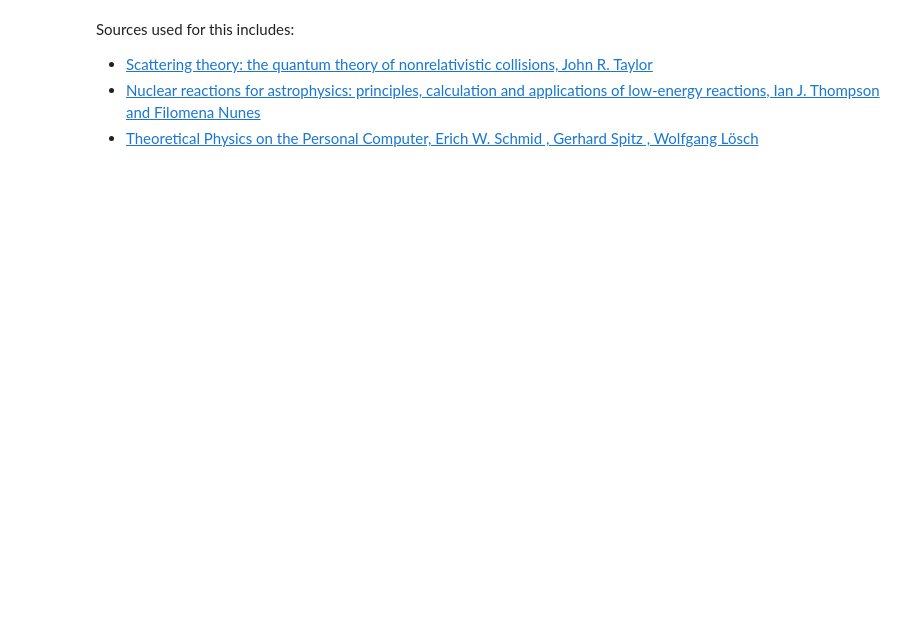
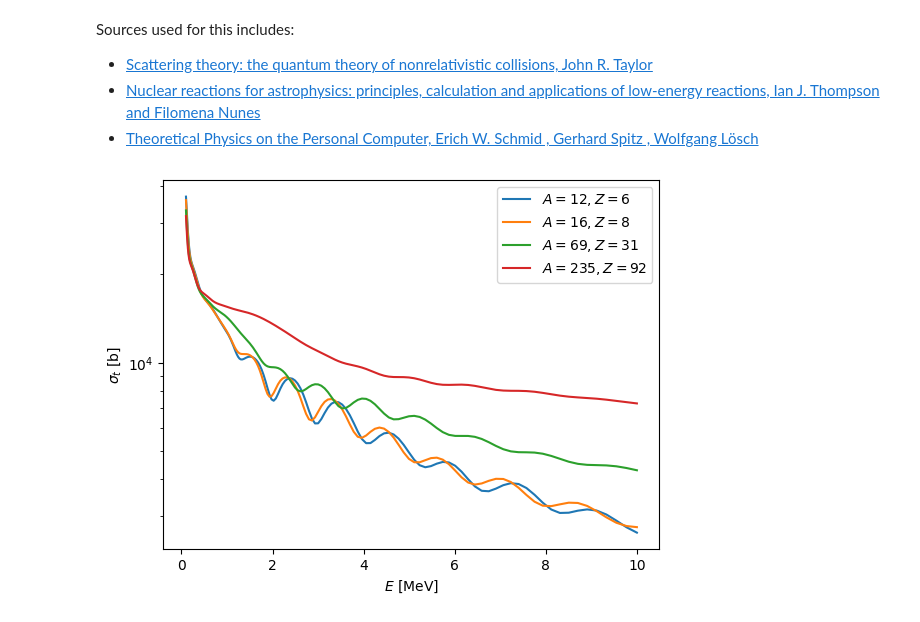
Before and after one commit to beykyle/computational-nuclear-reactions, a Jupyter notebook: 441_EC_numerical_scattering_solutions.ipynb, the cells around one changed output. Cells and saved outputs as stored; diff of their text form; code cells hidden in the pictures; blank space fills up the shorter version.

```diff
--- a/441_EC_numerical_scattering_solutions.ipynb
+++ b/441_EC_numerical_scattering_solutions.ipynb
@@ -1267,3 +1271,29 @@ Sources used for this includes:
 - [Scattering theory: the quantum theory of nonrelativistic collisions, John R. Taylor](https://www.google.com/books/edition/Scattering_Theory/jZEyAwAAQBAJ?hl=en&gbpv=1&dq=%5BBOOK%5D+Scattering+theory:+the+quantum+theory+of+nonrelativistic+collisions+taylor&pg=PP1&printsec=frontcover)
 - [Nuclear reactions for astrophysics: principles, calculation and applications of low-energy reactions, Ian J. Thompson and Filomena Nunes](https://www.google.com/books/edition/Nuclear_Reactions_for_Astrophysics/sXH2BufDFyAC?hl=en&gbpv=1&dq=reactions+for+nuclear+astrophysics+ian+thompson&pg=PR5&printsec=frontcover)
 - [ Theoretical Physics on the Personal Computer, Erich W. Schmid , Gerhard Spitz , Wolfgang Lösch ](https://link.springer.com/book/10.1007/978-3-642-75471-5)
+# %%
+grid_size = 200
+egrid = np.logspace(-1, 1, grid_size)
+
+isotopes = [(12, 6), (16, 8), (69, 31), (235,92)]
+
+sigt = np.zeros( (grid_size, len(isotopes)))
+sigrxn = np.zeros( (grid_size, len(isotopes)))
+
+
+for i, (A,Z) in enumerate(isotopes):
+  # run the solver at each energy
+  for j, elab in enumerate(egrid):
+    _, t, rxn, el = calculate_omp_xs(A, Z, elab)
+    sigt[j,i] = t
+    sigrxn[j,i] = rxn
+# %%
+for i, (A,Z) in enumerate(isotopes):
+  plt.plot(egrid, sigt[:,i], label=r"$A = {:d}, Z = {:d}$".format(A, Z))
+plt.xlabel(r"$E$ [MeV]")
+plt.ylabel(r"$\sigma_t$ [b]")
+plt.yscale("log")
+plt.legend()
+plt.show()
+# %% [output]
+[figure, added]
```
Also changed, not shown: parts of 10 cells of this notebook.
